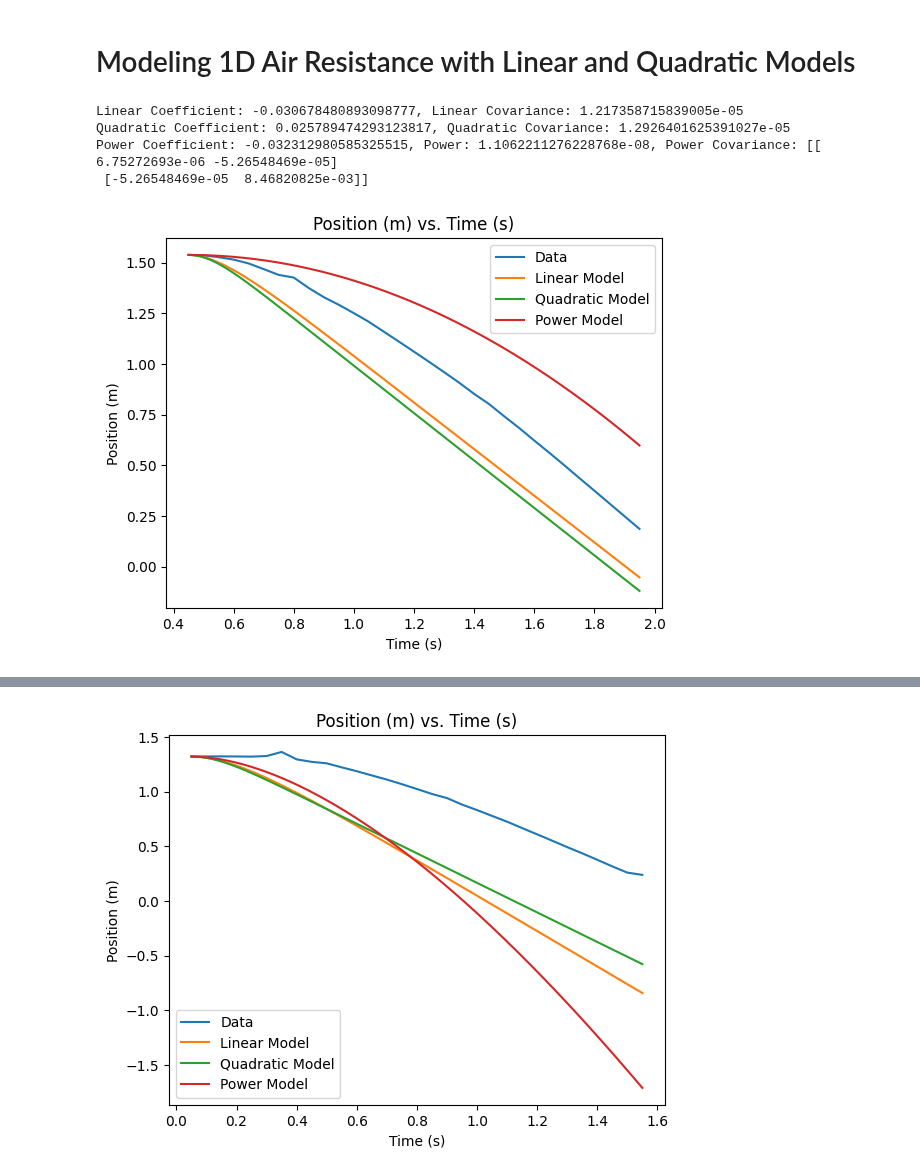
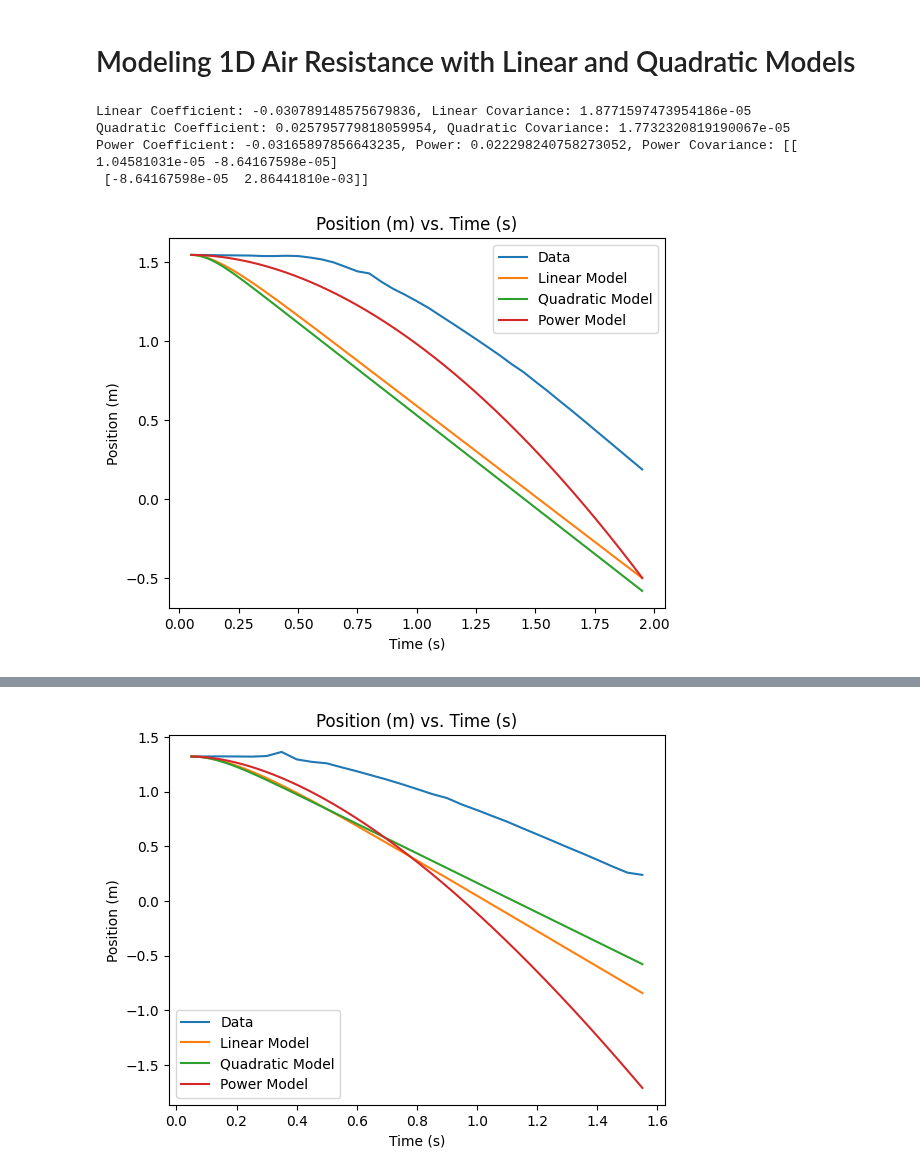
Before and after one commit to kevinthegreat1/HonorsPhysics2, a Jupyter notebook: Unit2/1DWithAirResistance/Model.ipynb, the cells around one changed output, grey strips where cells are left out. Saved outputs shown, nothing was run; the diff lists cells and outputs as text; code cells hidden in the pictures.

Commit message:
Model with respect to position, velocity, or acceleration

```diff
--- a/Unit2/1DWithAirResistance/Model.ipynb
+++ b/Unit2/1DWithAirResistance/Model.ipynb
@@ -89,18 +105,18 @@ def model(name, times, positions):
     plt.show()
 # %%
 data1 = pd.read_csv("Sensor1.csv")
-model("Sensor1", data1["Time (s)"], data1["Position (m)"])
+model("Sensor1", data1["Time (s)"], data1["Position (m)"], data1["Velocity (m/s)"])
 data2 = pd.read_csv("Sensor2.csv")
-model("Sensor2", data2["Time (s)"], data2["Position (m)"])
+model("Sensor2", data2["Time (s)"], data2["Position (m)"], data2["Velocity (m/s)"])
 data3 = pd.read_csv("Sensor3.csv")
-model("Sensor3", data3["Time (s)"], data3["Position (m)"])
+model("Sensor3", data3["Time (s)"], data3["Position (m)"], data3["Velocity (m/s)"])
 data4 = pd.read_csv("Sensor4.csv")
-model("Sensor4", data4["Time (s)"], data4["Position (m)"])
+model("Sensor4", data4["Time (s)"], data4["Position (m)"], data4["Velocity (m/s)"])
 data5 = pd.read_csv("Sensor5.csv")
-model("Sensor5", data5["Time (s)"], data5["Position (m)"])
+model("Sensor5", data5["Time (s)"], data5["Position (m)"], data5["Velocity (m/s)"])
 # %% [output]
-Linear Coefficient: -0.030678480893098777, Linear Covariance: 1.217358715839005e-05
-Quadratic Coefficient: 0.025789474293123817, Quadratic Covariance: 1.2926401625391027e-05
-Power Coefficient: -0.032312980585325515, Power: 1.1062211276228768e-08, Power Covariance: [[ 6.75272693e-06 -5.26548469e-05]
- [-5.26548469e-05  8.46820825e-03]]
+Linear Coefficient: -0.030789148575679836, Linear Covariance: 1.8771597473954186e-05
+Quadratic Coefficient: 0.025795779818059954, Quadratic Covariance: 1.7732320819190067e-05
+Power Coefficient: -0.03165897856643235, Power: 0.022298240758273052, Power Covariance: [[ 1.04581031e-05 -8.64167598e-05]
+ [-8.64167598e-05  2.86441810e-03]]
-[figure, old version]
+[figure, new version]
```
Also changed, not shown: parts of 2 cells of this notebook, 8 other files.
